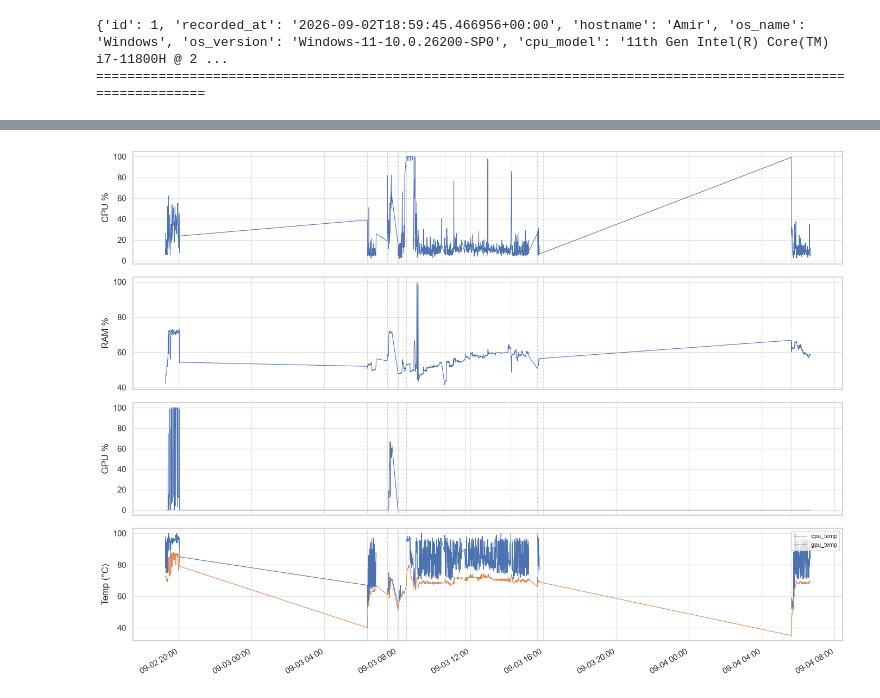
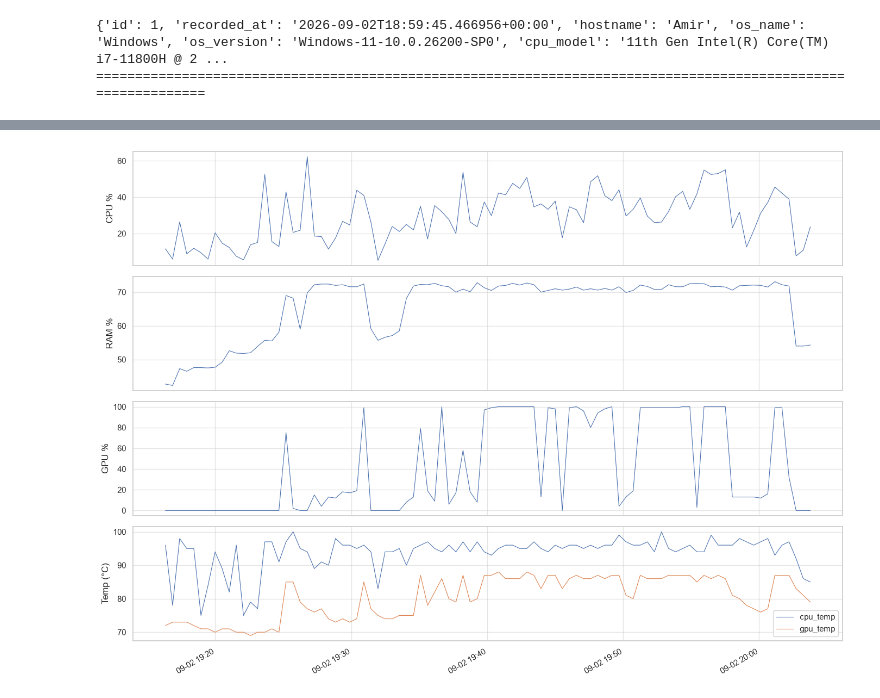
Before and after one commit to Amirkm27/driftwatch, a Jupyter notebook: notebooks/EDA.ipynb, the cells around one changed output, grey strips where cells are left out. Saved outputs shown, nothing was run; the diff lists cells and outputs as text; code cells hidden in the pictures.

```diff
--- a/notebooks/EDA.ipynb
+++ b/notebooks/EDA.ipynb
@@ -119,23 +122,40 @@ plt.show()
-# %%
-fig, axes = plt.subplots(4, 1, figsize=(14, 10), sharex=True)
-panels = [(["cpu_percent"], "CPU %"), (["ram_percent"], "RAM %"),
-          (["gpu_percent"], "GPU %"), (["cpu_temp", "gpu_temp"], "Temp (°C)")]
-
-for ax, (cols, label) in zip(axes, panels):
-    for col in cols:
-        ax.plot(df["timestamp"], df[col], linewidth=0.8, label=col)
-    for s in session_summary["start"].iloc[1:]:
-        ax.axvline(s, color="gray", linestyle=":", linewidth=0.8, alpha=0.6)
-    ax.set_ylabel(label)
-    if len(cols) > 1:
-        ax.legend(loc="upper right", fontsize=8)
-
-axes[-1].xaxis.set_major_formatter(mdates.DateFormatter("%m-%d %H:%M"))
-fig.autofmt_xdate()
-plt.tight_layout()
-plt.show()
-# %% [output]
-[figure, removed]
+# %%
+session_id = 0
+
+session_df = df[df["session_id"] == session_id]
+
+fig, axes = plt.subplots(4, 1, figsize=(14, 10), sharex=True)
+
+panels = [
+    (["cpu_percent"], "CPU %"),
+    (["ram_percent"], "RAM %"),
+    (["gpu_percent"], "GPU %"),
+    (["cpu_temp", "gpu_temp"], "Temp (°C)")
+]
+
+for ax, (cols, label) in zip(axes, panels):
+    for col in cols:
+        ax.plot(
+            session_df["timestamp"],
+            session_df[col],
+            linewidth=0.8,
+            label=col
+        )
+
+    ax.set_ylabel(label)
+
+    if len(cols) > 1:
+        ax.legend()
+
+axes[-1].xaxis.set_major_formatter(
+    mdates.DateFormatter("%m-%d %H:%M")
+)
+
+fig.autofmt_xdate()
+plt.tight_layout()
+plt.show()
+# %% [output]
+[figure, added]
 # %%
 corr_cols = ["cpu_percent", "cpu_temp", "ram_percent", "disk_read_mb_s", "disk_write_mb_s",
              "net_sent_mb_s", "net_recv_mb_s", "gpu_percent", "gpu_memory_percent",
```
Also changed, not shown: parts of 8 cells of this notebook, 24 other files.
